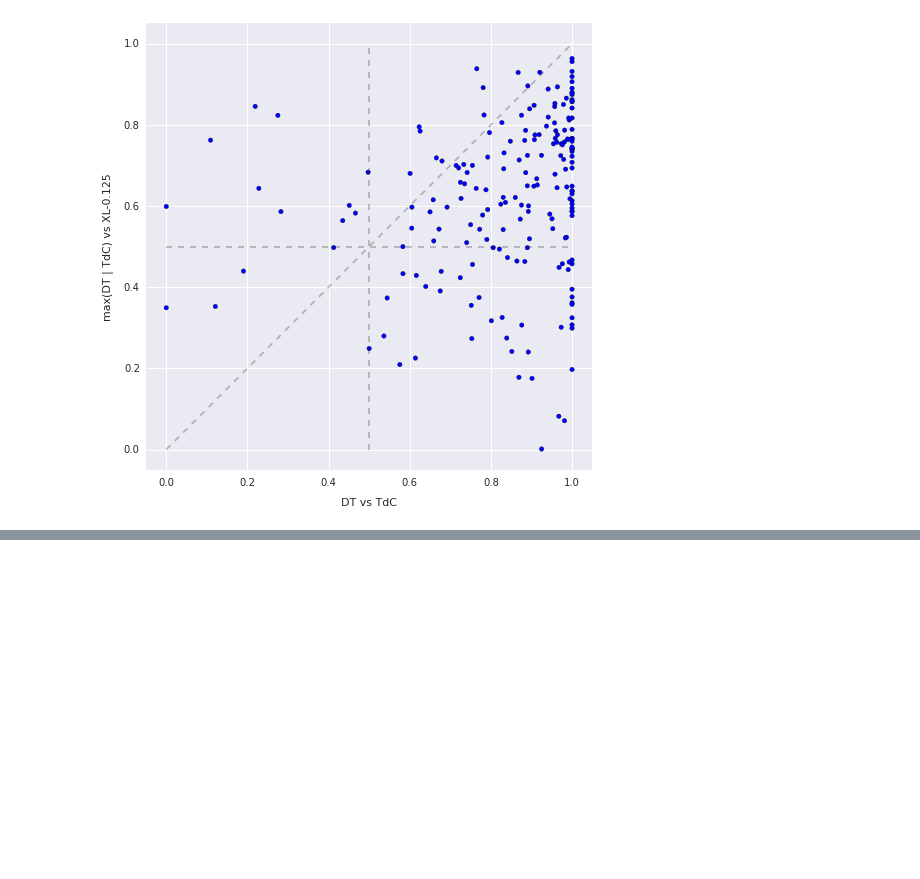
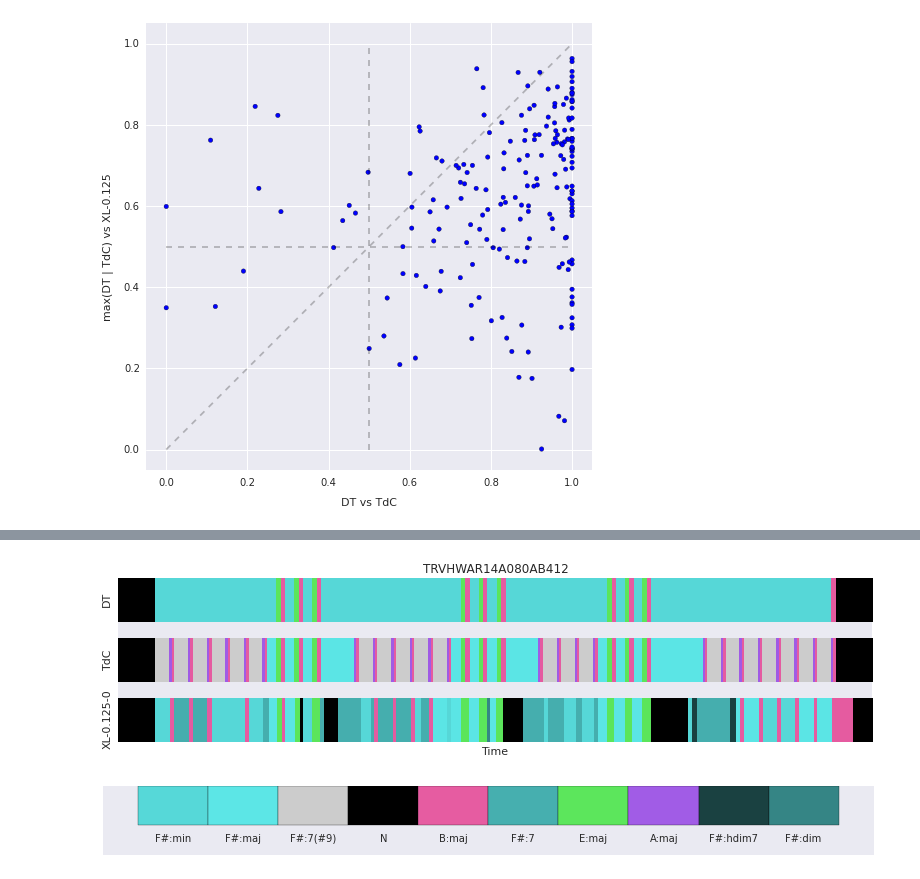
Before and after one commit to ejhumphrey/dl4mir, a Jupyter notebook: chords/eval.ipynb, the cells around one changed output, grey strips where cells are left out. Cells and saved outputs as stored; diff of their text form; code cells hidden in the pictures; blank space fills up the shorter version.

```diff
--- a/chords/eval.ipynb
+++ b/chords/eval.ipynb
@@ -561,0 +575,5 @@ plt.tight_layout()
+# %%
+draw_annotations(target_keys[2])
+# %% [output]
+[figure, added]
+[figure, added]
```
Also changed, not shown: parts of 28 cells of this notebook.
